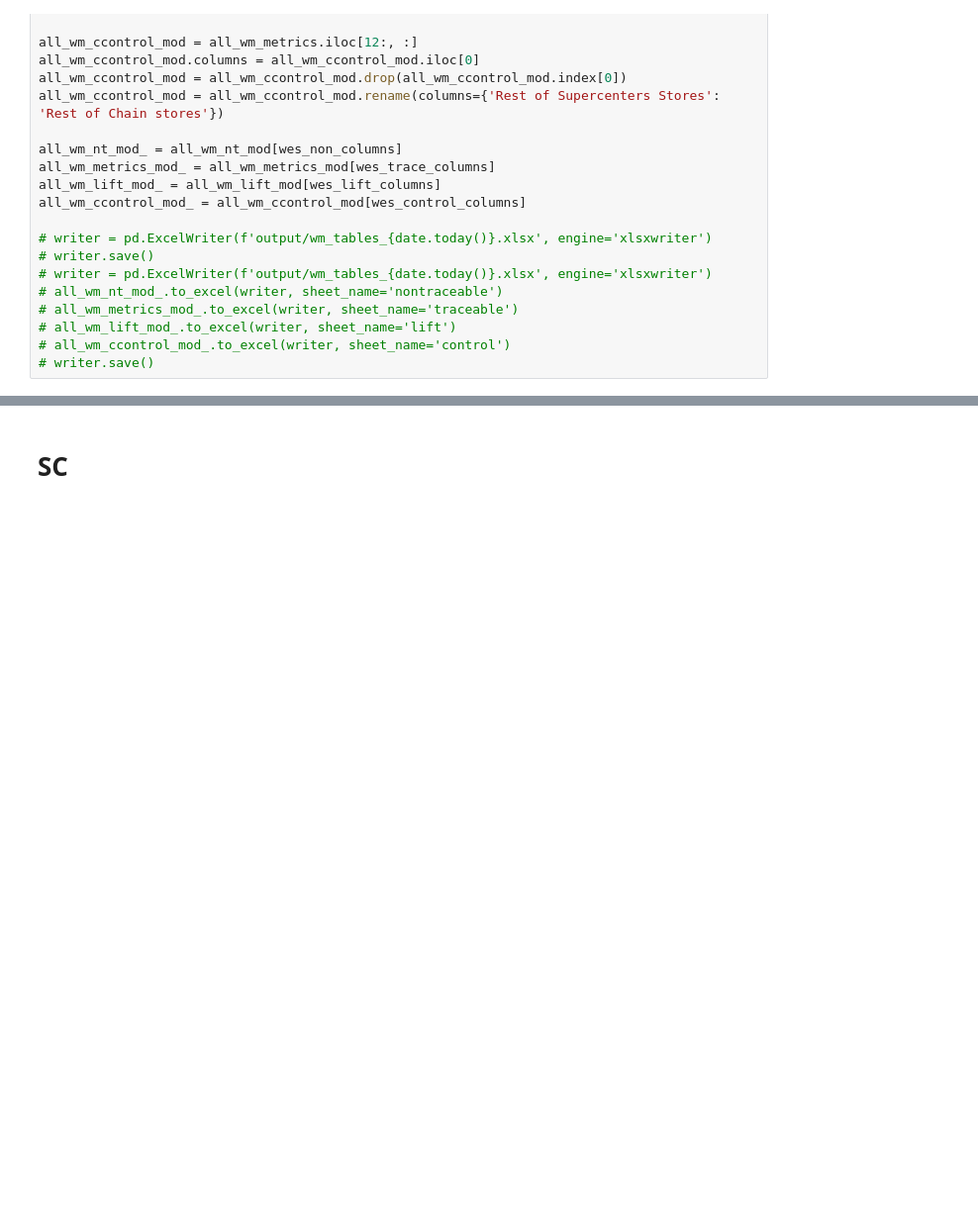
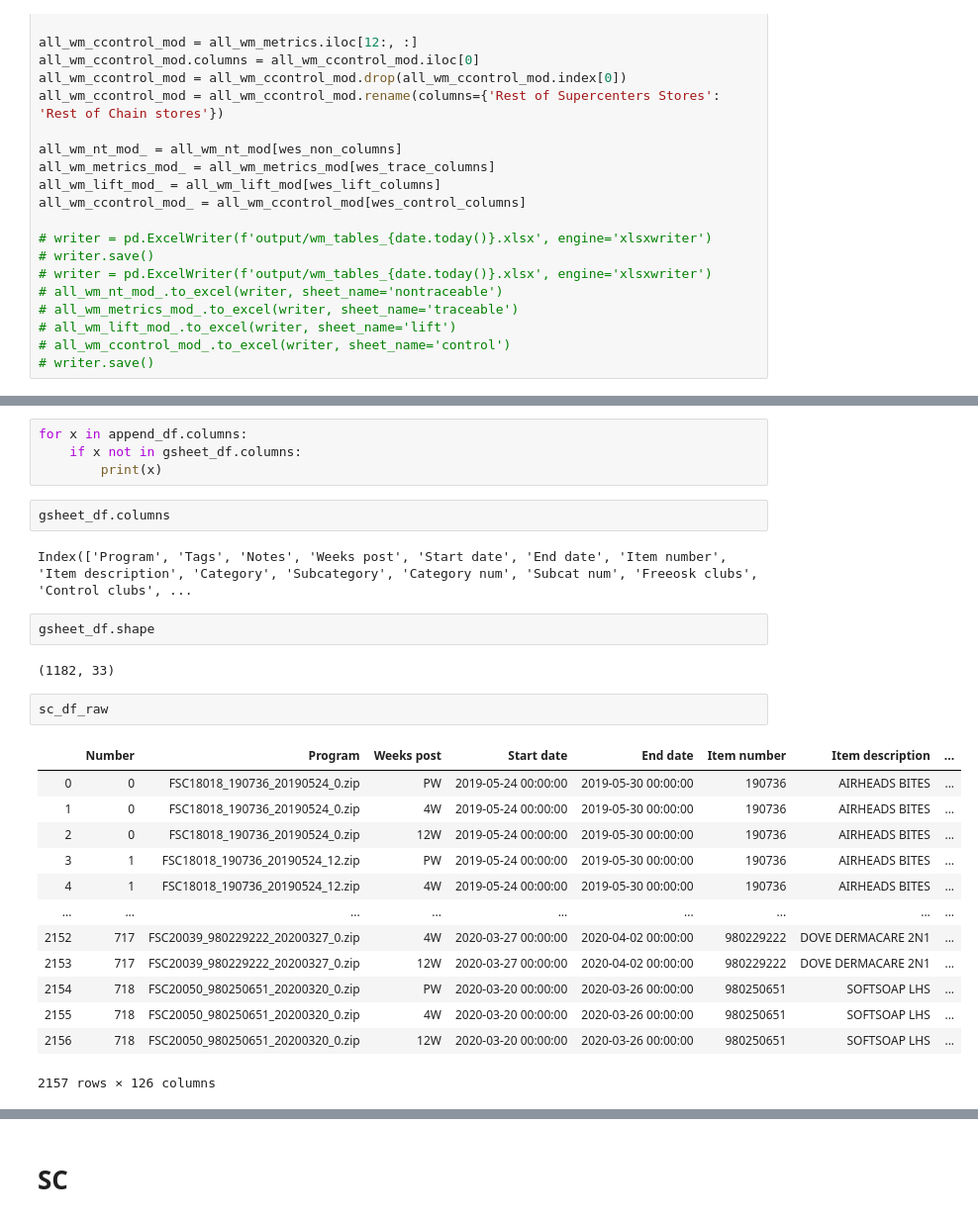
Before and after one commit to jayyufreeosk/case_list_refresh, a Jupyter notebook: notebooks/gsheet_rework.ipynb, the cells around one changed output, grey strips where cells are left out. Shown at 99% size. Cells and saved outputs as stored; diff of their text form; blank space fills up the shorter version.

```diff
--- a/notebooks/gsheet_rework.ipynb
+++ b/notebooks/gsheet_rework.ipynb
@@ -62,0 +455,28 @@ all_wm_ccontrol_mod_ = all_wm_ccontrol_mod[wes_control_columns]
+# %%
+for x in append_df.columns:
+    if x not in gsheet_df.columns:
+        print(x)
+# %%
+gsheet_df.columns
+# %% [output]
+Index(['Program', 'Tags', 'Notes', 'Weeks post', 'Start date', 'End date', 'Item number', 'Item description', 'Category', 'Subcategory', 'Category num', 'Subcat num', 'Freeosk clubs', 'Control clubs', ...
+# %%
+gsheet_df.shape
+# %% [output]
+(1182, 33)
+# %%
+sc_df_raw
+# %% [output]
+|  | Number | Program | Weeks post | Start date | End date | Item number | Item description | ... |
+| 0 | 0 | FSC18018_190736_20190524_0.zip | PW | 2019-05-24 00:00:00 | 2019-05-30 00:00:00 | 190736 | AIRHEADS BITES | ... |
+| 1 | 0 | FSC18018_190736_20190524_0.zip | 4W | 2019-05-24 00:00:00 | 2019-05-30 00:00:00 | 190736 | AIRHEADS BITES | ... |
+| 2 | 0 | FSC18018_190736_20190524_0.zip | 12W | 2019-05-24 00:00:00 | 2019-05-30 00:00:00 | 190736 | AIRHEADS BITES | ... |
+| 3 | 1 | FSC18018_190736_20190524_12.zip | PW | 2019-05-24 00:00:00 | 2019-05-30 00:00:00 | 190736 | AIRHEADS BITES | ... |
+| 4 | 1 | FSC18018_190736_20190524_12.zip | 4W | 2019-05-24 00:00:00 | 2019-05-30 00:00:00 | 190736 | AIRHEADS BITES | ... |
+| ... | ... | ... | ... | ... | ... | ... | ... | ... |
+| 2152 | 717 | FSC20039_980229222_20200327_0.zip | 4W | 2020-03-27 00:00:00 | 2020-04-02 00:00:00 | 980229222 | DOVE DERMACARE 2N1 | ... |
+| 2153 | 717 | FSC20039_980229222_20200327_0.zip | 12W | 2020-03-27 00:00:00 | 2020-04-02 00:00:00 | 980229222 | DOVE DERMACARE 2N1 | ... |
+| 2154 | 718 | FSC20050_980250651_20200320_0.zip | PW | 2020-03-20 00:00:00 | 2020-03-26 00:00:00 | 980250651 | SOFTSOAP LHS | ... |
+| 2155 | 718 | FSC20050_980250651_20200320_0.zip | 4W | 2020-03-20 00:00:00 | 2020-03-26 00:00:00 | 980250651 | SOFTSOAP LHS | ... |
+| 2156 | 718 | FSC20050_980250651_20200320_0.zip | 12W | 2020-03-20 00:00:00 | 2020-03-26 00:00:00 | 980250651 | SOFTSOAP LHS | ... |
+2157 rows × 126 columns
```
Also changed, not shown: parts of 19 cells of this notebook, 7 other files.
